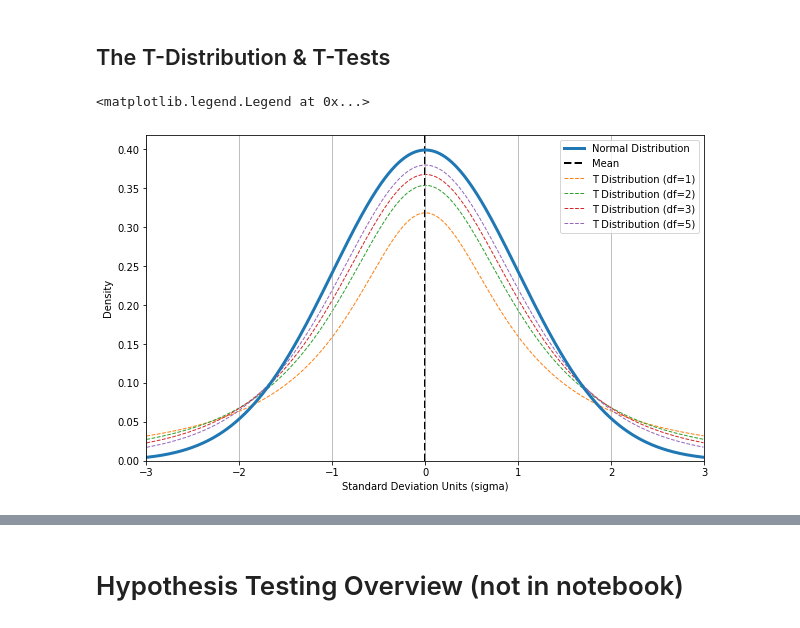
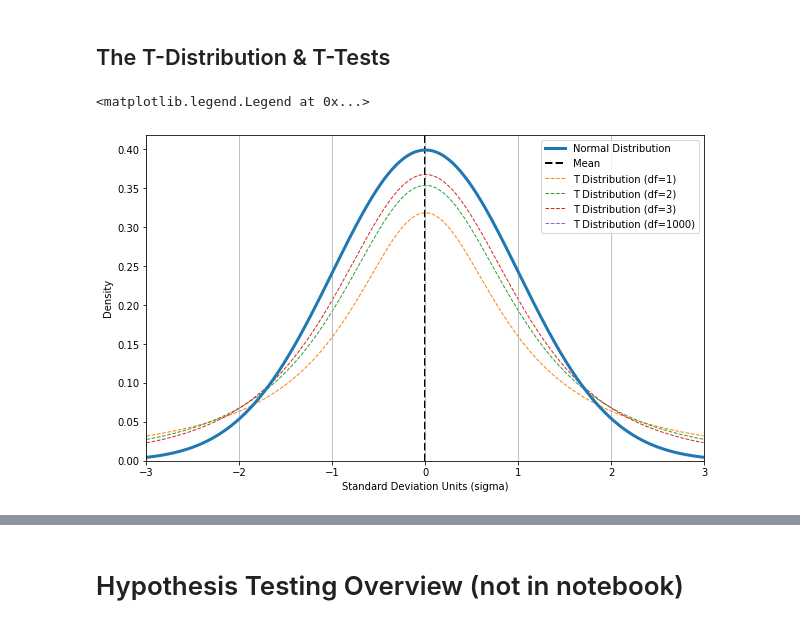
Before and after one commit to jirvingphd/online-dtsc-pt-041320-cohort-notes, a Jupyter notebook: Mod 2/sect_13_and_14/sect_13_and_14_CLT_and_Hypothesis_testing_SG.ipynb, the cells around one changed output, grey strips where cells are left out. Drawn from its saved outputs; the diff is of its cells as text; code cells hidden in the pictures.

```diff
--- a/Mod 2/sect_13_and_14/sect_13_and_14_CLT_and_Hypothesis_testing_SG.ipynb
+++ b/Mod 2/sect_13_and_14/sect_13_and_14_CLT_and_Hypothesis_testing_SG.ipynb
@@ -354,22 +363,22 @@ $H_{0} : \mu_1 = \mu_2$ "People in the experimental group that are administered
 # %%
 ## The T-Distribution
 x = np.arange(-3,3,.01)
 y = stats.norm.pdf(x,loc=0,scale=1)
 
 ## Plot the Normal Distrubtion
 fig,ax = plot_normal(x,y)#plt.subplots(figsize=(8,4),nrows=1)
 # ax.plot(x,y,zorder=-1,lw=3,label='Normal Distribution')
 
 ## Adding T-Distribution
-for degrees_freedom in [1,2,3,5]:#,10,1000]:
+for degrees_freedom in [1,2,3,1000]:#,5]:#,10,1000]:
 #     degrees_freedom=5
     y_T = stats.t.pdf(x,df=degrees_freedom)
 
     ax.plot(x,y_T,zorder=-1,ls='--',lw=1,label=f'T Distribution (df={degrees_freedom})')
 ax.legend()
 # %% [output]
 <matplotlib.legend.Legend at 0x...>
-[figure, old version]
+[figure, new version]
 # %%
 ## Confidence Interval
 ci_low,ci_high = stats.t.interval(alpha = 0.95, # Confidence level
```
Also changed, not shown: parts of 22 cells of this notebook.
